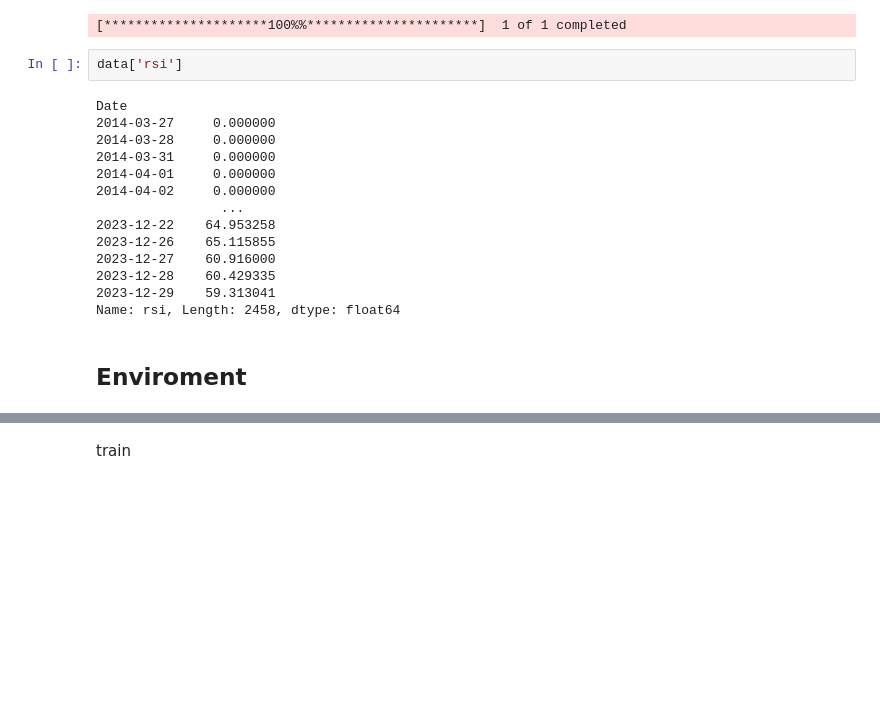
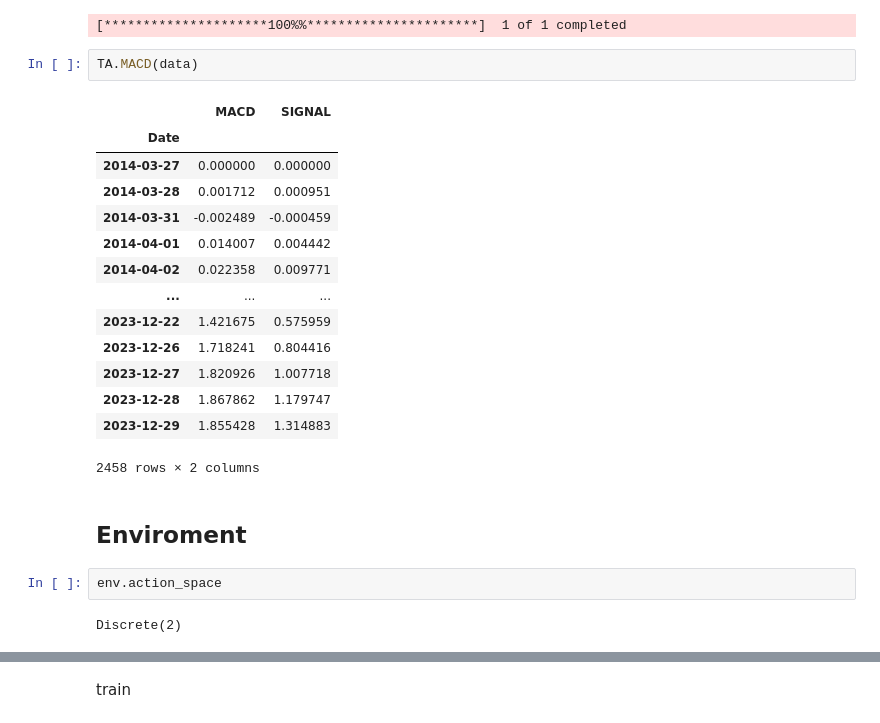
Before and after one commit to pierouc/Mem-ind, a Jupyter notebook: RL del gran pisky.ipynb, the cells around one changed output, grey strips where cells are left out. Drawn from its saved outputs; the diff is of its cells as text; blank space fills up the shorter version.

```diff
--- a/RL del gran pisky.ipynb
+++ b/RL del gran pisky.ipynb
@@ -50,23 +50,28 @@ data.fillna(0, inplace=True)
 # %% [output]
 [*********************100%%**********************]  1 of 1 completed
 # %%
-data['rsi']
+TA.MACD(data)
 # %% [output]
+|  | MACD | SIGNAL |
+| Date |  |  |
+| 2014-03-27 | 0.000000 | 0.000000 |
+| 2014-03-28 | 0.001712 | 0.000951 |
+| 2014-03-31 | -0.002489 | -0.000459 |
+| 2014-04-01 | 0.014007 | 0.004442 |
+| 2014-04-02 | 0.022358 | 0.009771 |
+| ... | ... | ... |
+| 2023-12-22 | 1.421675 | 0.575959 |
+| 2023-12-26 | 1.718241 | 0.804416 |
+| 2023-12-27 | 1.820926 | 1.007718 |
+| 2023-12-28 | 1.867862 | 1.179747 |
+| 2023-12-29 | 1.855428 | 1.314883 |
-Date
-2014-03-27     0.000000
-2014-03-28     0.000000
-2014-03-31     0.000000
-2014-04-01     0.000000
-2014-04-02     0.000000
-                ...
-2023-12-22    64.953258
-2023-12-26    65.115855
-2023-12-27    60.916000
-2023-12-28    60.429335
-2023-12-29    59.313041
-Name: rsi, Length: 2458, dtype: float64
+2458 rows × 2 columns
 # %% [markdown]
 ## Enviroment
+# %%
+env.action_space
+# %% [output]
+Discrete(2)
 # %%
 def add_signals(env):
     start = env.frame_bound[0] - env.window_size
```
Also changed, not shown: parts of 3 cells of this notebook, 3 other files.
